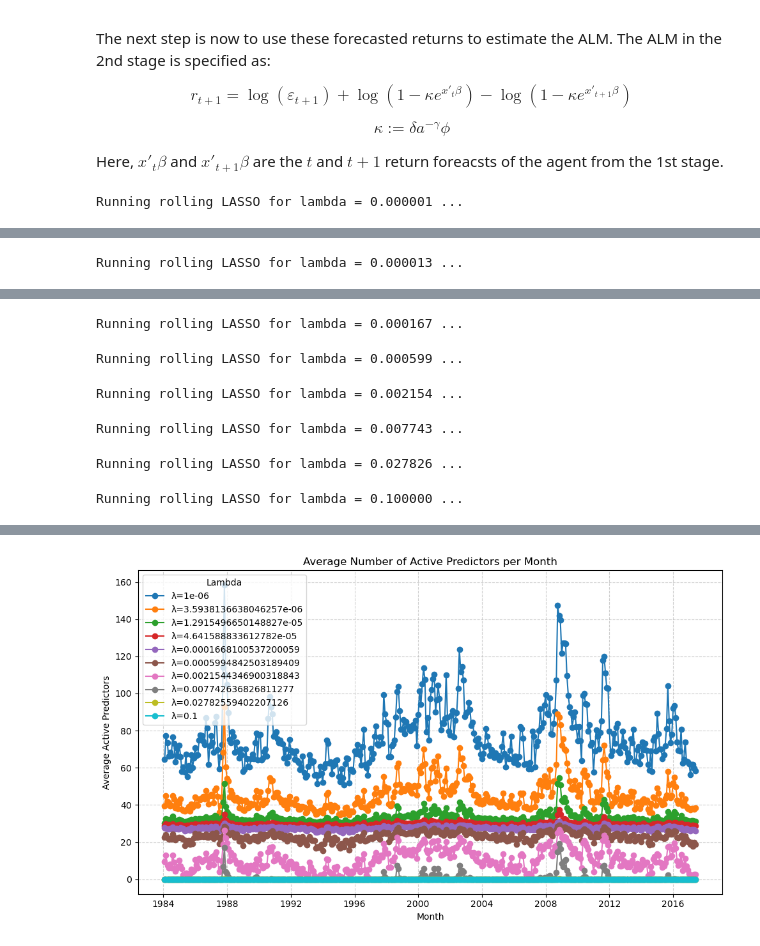
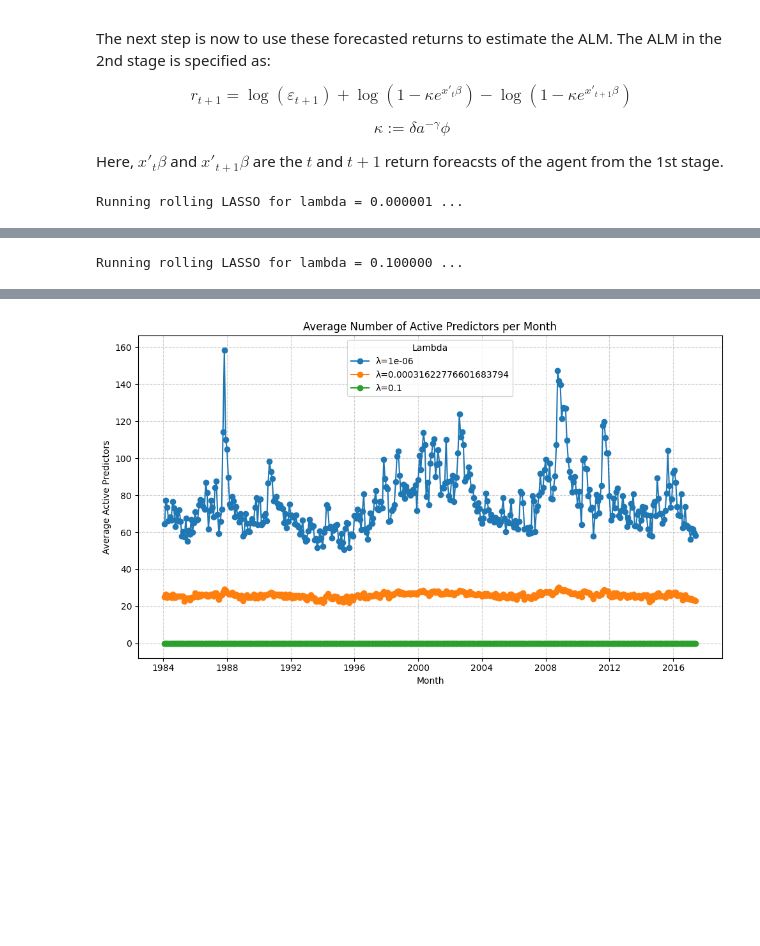
Before and after one commit to jonathanbodoseim/Lasso_paper, a Jupyter notebook: Empirical/scripts/lasso_11_2025/stage1_stage2_routine.ipynb, the cells around one changed output, grey strips where cells are left out. Drawn from its saved outputs; the diff is of its cells as text; code cells hidden in the pictures; blank space fills up the shorter version.

```diff
--- a/Empirical/scripts/lasso_11_2025/stage1_stage2_routine.ipynb
+++ b/Empirical/scripts/lasso_11_2025/stage1_stage2_routine.ipynb
@@ -86,25 +86,26 @@ import numpy as np
 import pandas as pd
 import matplotlib.pyplot as plt
 from stage1 import lasso_rolling_window
-from stage2 import estimate_kappa
+from stage2 import estimate_kappa, estimate_kappa_curve_fit
 
 # --- Inputs (already created) ---
 # X: np.ndarray of features
 # y: np.ndarray of response variable (e.g., returns)
-lambda_values = np.logspace(-6, -1, 10)
+lambda_values = np.logspace(-6, -1, 3)
 
 # lambda_values = [0.1, 0.01, 0.001, 0.0001, 0.0005, 0.00001]  # Example grid
 results_summary = []
 active_predictors_all = []
 alm_returns_all = []  # NEW: store realized ALM returns
+stage_1_results = {}
 
 # === Helper: Compute ALM-implied realized returns ===
-def compute_alm_returns(stage2_df, kappa):
+def compute_alm_returns(stage2_df, kappa, intercept):
     """
     Compute realized returns implied by the ALM:
     r_hat_{t+1} = log(eps_{t+1}) + log(1 - kappa * exp(pred_t)) - log(1 - kappa * exp(pred_{t+1}))
     """
-    eps = np.maximum(stage2_df["epsilon"].values[1:], 1e-8)
+
     pred_t = stage2_df["predictions"].values[:-1]
     pred_t1 = stage2_df["predictions"].values[1:]
 
@@ -112,9 +113,9 @@ def compute_alm_returns(stage2_df, kappa):
     if not np.all(valid):
         # If invalid, truncate to valid portion only
         valid_idx = np.where(valid)[0]
-        eps, pred_t, pred_t1 = eps[valid_idx], pred_t[valid_idx], pred_t1[valid_idx + 1]
+        pred_t, pred_t1 = pred_t[valid_idx], pred_t1[valid_idx + 1]
 
-    r_hat = np.log(eps) + np.log(1 - kappa * np.exp(pred_t)) - np.log(1 - kappa * np.exp(pred_t1))
+    r_hat = np.log(1 - kappa * np.exp(pred_t)) - np.log(1 - kappa * np.exp(pred_t1)) + intercept
     return pd.Series(r_hat, name="r_hat")
 
 # === Main Loop ===
@@ -135,20 +136,50 @@ for lam in lambda_values:
     # Step 2: Compute residuals
     preds = np.array(lasso_results["predictions"])
     y_valid = y[-len(preds):] if not isinstance(y, pd.Series) else y.iloc[-len(preds):]
-    eps = y_valid.values - preds if isinstance(y_valid, pd.Series) else y_valid - preds
+    u = y_valid.values - preds if isinstance(y_valid, pd.Series) else y_valid - preds
+
+    #compute r_squared
+    ss_total = np.sum((y_valid - np.mean(y_valid))**2)
+    ss_residual = np.sum(u**2)
+    r_squared = 1 - (ss_residual / ss_total)
+
+    # Compute variance of residuals
+    sigma_u2 = np.var(u)
+    # Compute phi
+    phi = np.exp(0.5 * sigma_u2)
+
+      #report in-sample r-squared
+    insample_r2 = np.mean(lasso_results['insample_r_squareds'])
+    #Compute the r-squared of stage 1
+    stage_1_results[lam] = {
+        "r_squared": r_squared,
+        "phi": phi,
+        "insample_r_squared": insample_r2
+    }
+
+
+
 
     stage2_input = pd.DataFrame({
         "vwretd": np.asarray(y_valid),
-        "epsilon": eps,
         "predictions": preds
     })
 
     # Step 3: Estimate kappa
     try:
-        kappa_est = estimate_kappa(stage2_input)
+        popt, pcov = estimate_kappa_curve_fit(stage2_input)
+        kappa_est = popt[0]
+        intercept_est = popt[1]
+        #t-stat
+        kappa_se = np.sqrt(np.diag(pcov))[0]
+        kappa_tstat = kappa_est / kappa_se
+        intercept_se = np.sqrt(np.diag(pcov))[1]
+        intercept_tstat = intercept_est / intercept_se
+
     except Exception as e:
         print(f"⚠️ Kappa estimation failed for λ={lam:.6f}: {e}")
-        kappa_est = np.nan
+        kappa_est, intercept_est = np.nan, np.nan
+        kappa_tstat, intercept_tstat = np.nan, np.nan
 
     # Step 4: Active predictors per rolling window
     coefs = np.array(lasso_results["coefficients"])
@@ -168,9 +199,9 @@ for lam in lambda_values:
 
     avg_active = np.mean(active_counts)
 
-    # --- NEW: Compute ALM-implied realized returns ---
+    # --- NEW: Compute ALM-implied realized returns and get second stage r-squared
     if np.isfinite(kappa_est):
-        alm_returns = compute_alm_returns(stage2_input, kappa_est)
+        alm_returns = compute_alm_returns(stage2_input, kappa_est, intercept_est)
         if isinstance(y_valid, pd.Series):
             alm_returns.index = y_valid.index[1:len(alm_returns)+1]
         alm_df = pd.DataFrame({
@@ -179,11 +210,24 @@ for lam in lambda_values:
             "lambda": lam
         })
         alm_returns_all.append(alm_df)
+        #get second stage r-squared
+        stage_2_tss = np.sum((stage2_input["vwretd"].values[1:] - np.mean(stage2_input["vwretd"].values[1:]))**2)
+        stage_2_rss = np.sum((stage2_input["vwretd"].values[1:] - alm_returns.values)**2)
+        stage_2_r_squared = 1 - (stage_2_rss / stage_2_tss)
+    else:
+        stage_2_r_squared = np.nan
 
     results_summary.append({
         "lambda": lam,
         "kappa": kappa_est,
-        "avg_active_predictors": avg_active
+        "kappa_tstat": kappa_tstat,
+        "intercept": intercept_est,
+        "intercept_tstat": intercept_tstat,
+        "avg_active_predictors": avg_active,
+        "insample_r_squared": insample_r2,
+        "r_squared_stage_1": stage_1_results[lam]["r_squared"],
+        "phi_stage_1": stage_1_results[lam]["phi"],
+        "r_squared_stage_2": stage_2_r_squared
     })
 
 # --- Summary Table ---
@@ -236 +280 @@ Running rolling LASSO for lambda = 0.000004 ...
-Running rolling LASSO for lambda = 0.000013 ...
+Running rolling LASSO for lambda = 0.100000 ...
@@ -238,6 +295,0 @@ Running rolling LASSO for lambda = 0.000046 ...
-Running rolling LASSO for lambda = 0.000167 ...
-Running rolling LASSO for lambda = 0.000599 ...
-Running rolling LASSO for lambda = 0.002154 ...
-Running rolling LASSO for lambda = 0.007743 ...
-Running rolling LASSO for lambda = 0.027826 ...
-Running rolling LASSO for lambda = 0.100000 ...
@@ -256,4 +296,4 @@ Running rolling LASSO for lambda = 0.100000 ...
-[figure, old version]
+[figure, new version]
 # %%
 print(stage2_input["predictions"].describe())
 print(np.exp(stage2_input["predictions"]).max())
```
Also changed, not shown: parts of 4 cells of this notebook, 4 other files.
